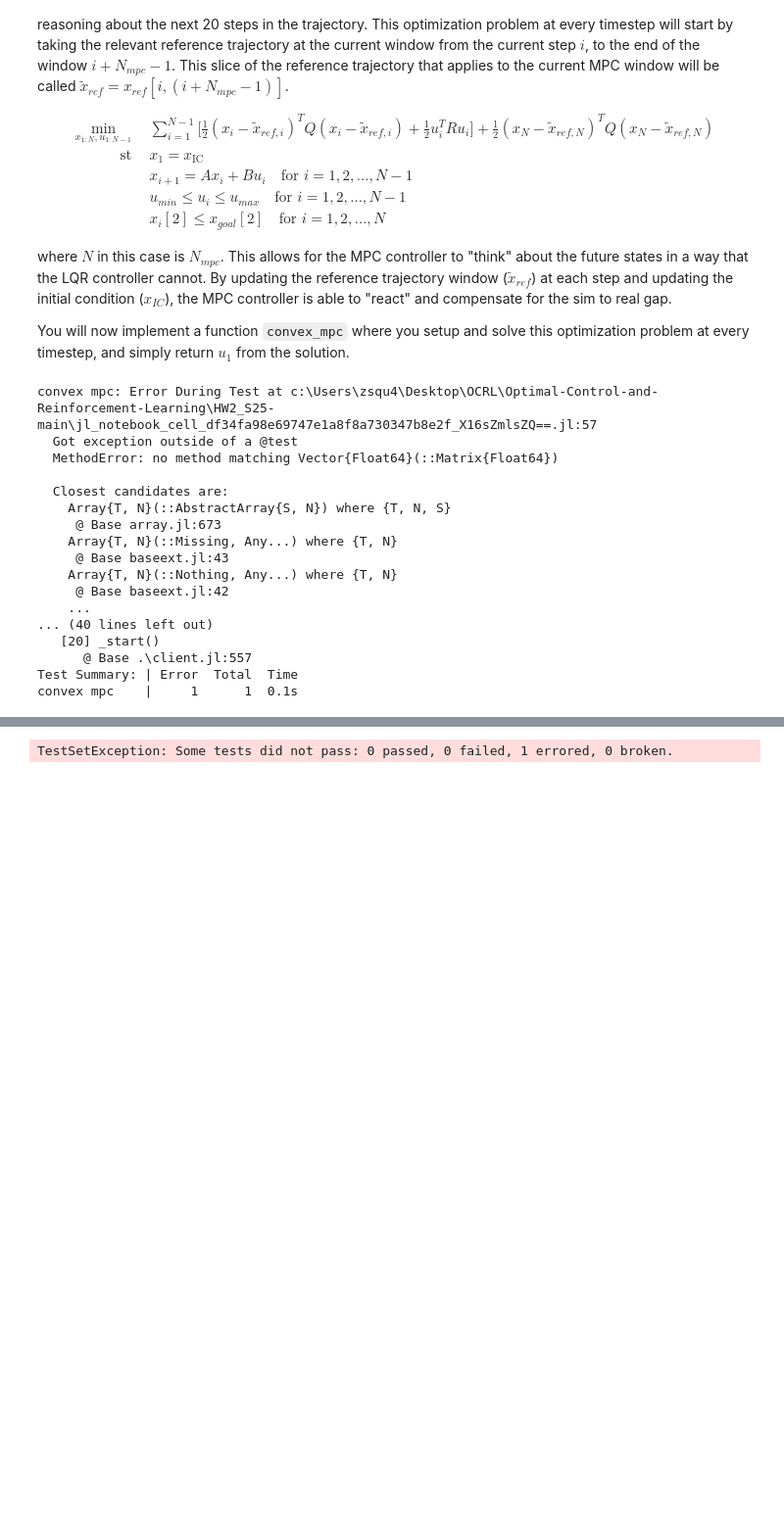
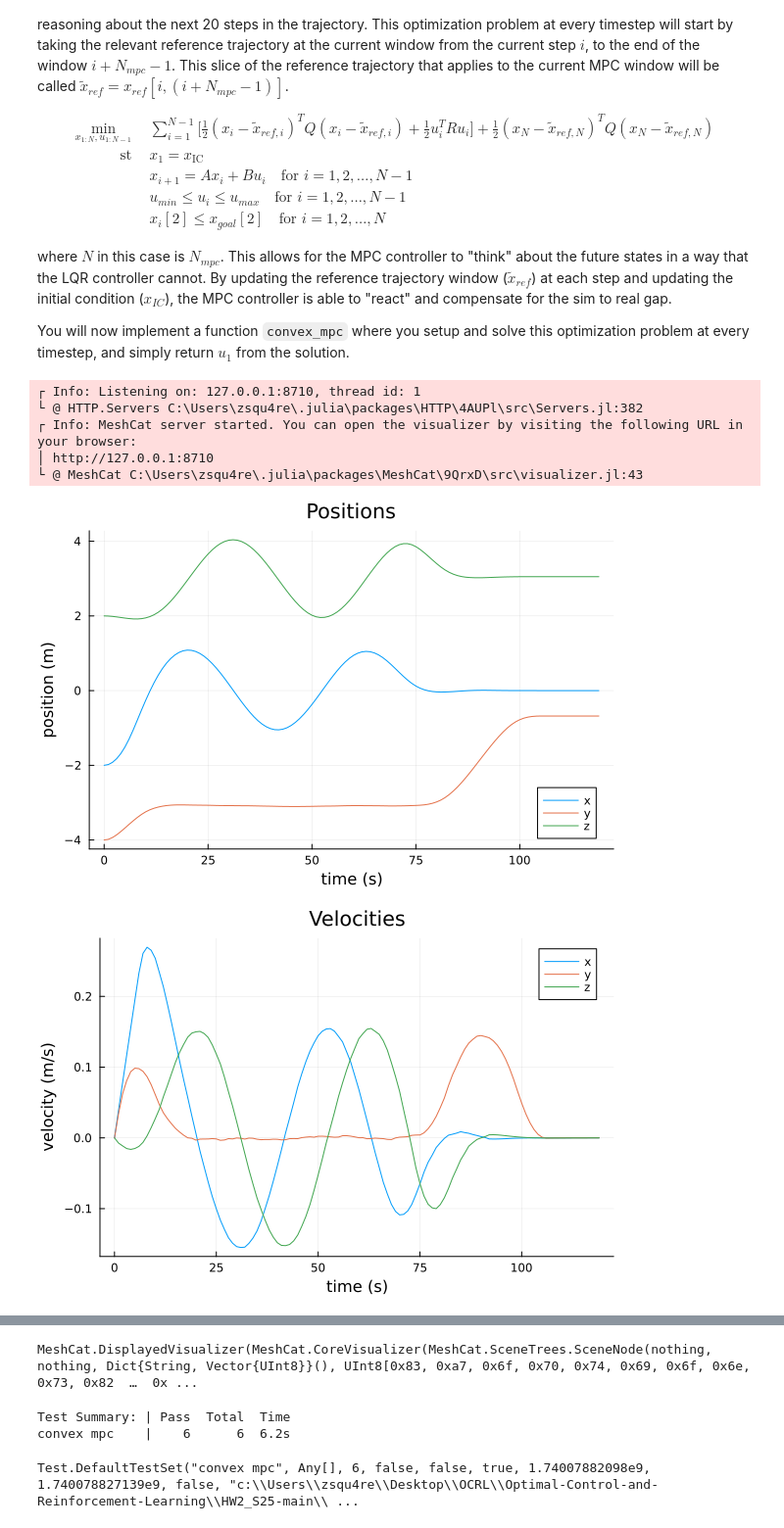
Before and after one commit to zsqu4re/Optimal-Control-and-Reinforcement-Learning, a Jupyter notebook: HW2_S25-main/Q3.ipynb, the cells around one changed output, grey strips where cells are left out. Shown at 98% size. Saved outputs shown, nothing was run; the diff lists cells and outputs as text; code cells hidden in the pictures; blank space fills up the shorter version.

```diff
--- a/HW2_S25-main/Q3.ipynb
+++ b/HW2_S25-main/Q3.ipynb
@@ -467,13 +462,24 @@ function convex_mpc(A::Matrix, # discrete dynamics matrix A
 
     # TODO: implement cost function
     obj = 0
+    for k = 1:(N_mpc-1)
+        x_k = X[:,k]
+        u_k = U[:,k]
+        obj += 0.5*(cvx.quadform(x_k - X_ref_window[k], Q) + cvx.quadform(u_k, R))
+    end
+    obj += 0.5*(cvx.quadform(X[:,N_mpc] - xg, Qf))
 
 
     # create problem with objective
     prob = cvx.minimize(obj)
 
     # TODO: add constraints with prob.constraints = vcat(prob.constraints, ...)
-
+    prob.constraints = vcat(prob.constraints, (X[:,1] == xic))
+    for i = 1:(N_mpc-1)
+        prob.constraints = vcat(prob.constraints, (X[:,i+1] == A*X[:,i] + B*U[:,i]))
+        prob.constraints = vcat(prob.constraints, (u_min <= U[:,i]) , (U[:,i] <= u_max))
+        prob.constraints = vcat(prob.constraints, (X[2,i] <= xg[2]))
+    end
 
     # solve problem
     cvx.solve!(prob, ECOS.Optimizer; silent = true)
@@ -525,10 +531,10 @@ end
         xi_estimate = state_estimate(X_sim[i], xg)
 
         # TODO: given a window of N_mpc timesteps, get current reference trajectory
-        X_ref_tilde = NaN
+        X_ref_tilde = X_ref[i:i+N_mpc-1]
 
         # TODO: call convex mpc controller with state estimate
-        u_mpc = NaN
+        u_mpc = convex_mpc(A,B,X_ref_tilde,xi_estimate,xg,u_min,u_max,N_mpc)
 
         # commanded control goes into thruster model where it gets modified
         U_sim[i] = thruster_model(X_sim[i], xg, u_mpc)
@@ -542,47 +548,37 @@ end
     # -------------plotting/animation---------------------------
     Xm = mat_from_vec(X_sim)
     Um = mat_from_vec(U_sim)
     display(plot(t_vec,Xm[1:3,:]',title = "Positions",
                  xlabel = "time (s)", ylabel = "position (m)",
                  label = ["x" "y" "z"]))
     display(plot(t_vec,Xm[4:6,:]',title = "Velocities",
             xlabel = "time (s)", ylabel = "velocity (m/s)",
                  label = ["x" "y" "z"]))
     display(plot(t_vec[1:end-1],Um',title = "Control",
             xlabel = "time (s)", ylabel = "thrust (N)",
                  label = ["x" "y" "z"]))
 
 
     display(animate_rendezvous(X_sim, X_ref, dt;show_reference = false))
     # -------------plotting/animation---------------------------
 
     # tests
     @test norm(X_sim[end] - xg) < 1e-3 # goal
     xs=[x[1] for x in X_sim]
     ys=[x[2] for x in X_sim]
     zs=[x[3] for x in X_sim]
     @test maximum(ys) <= (xg[2] + 1e-3)
     @test maximum(zs) >= 4 # check to see if you did the circle
     @test minimum(zs) <= 2 # check to see if you did the circle
     @test maximum(xs) >= 1 # check to see if you did the circle
     @test maximum(norm.(U_sim,Inf)) <= 0.4 + 1e-3 # control constraints satisfied
 
 end
 # %% [output]
-convex mpc: Error During Test at c:\Users\zsqu4\Desktop\OCRL\Optimal-Control-and-Reinforcement-Learning\HW2_S25-main\jl_notebook_cell_df34fa98e69747e1a8f8a730347b8e2f_X16sZmlsZQ==.jl:57
-  Got exception outside of a @test
-  MethodError: no method matching Vector{Float64}(::Matrix{Float64})
-
-  Closest candidates are:
-    Array{T, N}(::AbstractArray{S, N}) where {T, N, S}
-     @ Base array.jl:673
-    Array{T, N}(::Missing, Any...) where {T, N}
-     @ Base baseext.jl:43
-    Array{T, N}(::Nothing, Any...) where {T, N}
-     @ Base baseext.jl:42
-    ...
-... (40 lines left out)
-   [20] _start()
-      @ Base .\client.jl:557
-Test Summary: | Error  Total  Time
-convex mpc    |     1      1  0.1s
+┌ Info: Listening on: 127.0.0.1:8710, thread id: 1
+└ @ HTTP.Servers C:\Users\zsqu4re\.julia\packages\HTTP\4AUPl\src\Servers.jl:382
+┌ Info: MeshCat server started. You can open the visualizer by visiting the following URL in your browser:
+│ http://127.0.0.1:8710
+└ @ MeshCat C:\Users\zsqu4re\.julia\packages\MeshCat\9QrxD\src\visualizer.jl:43
+[figure, added]
+[figure, added]
@@ -589 +586,4 @@ convex mpc    |     1      1  0.1s
-TestSetException: Some tests did not pass: 0 passed, 0 failed, 1 errored, 0 broken.
+MeshCat.DisplayedVisualizer(MeshCat.CoreVisualizer(MeshCat.SceneTrees.SceneNode(nothing, nothing, Dict{String, Vector{UInt8}}(), UInt8[0x83, 0xa7, 0x6f, 0x70, 0x74, 0x69, 0x6f, 0x6e, 0x73, 0x82  …  0x ...
+Test Summary: | Pass  Total  Time
+convex mpc    |    6      6  6.2s
+Test.DefaultTestSet("convex mpc", Any[], 6, false, false, true, 1.74007882098e9, 1.740078827139e9, false, "c:\\Users\\zsqu4re\\Desktop\\OCRL\\Optimal-Control-and-Reinforcement-Learning\\HW2_S25-main\\ ...
```
Also changed, not shown: parts of 5 cells of this notebook, 2 other files.
